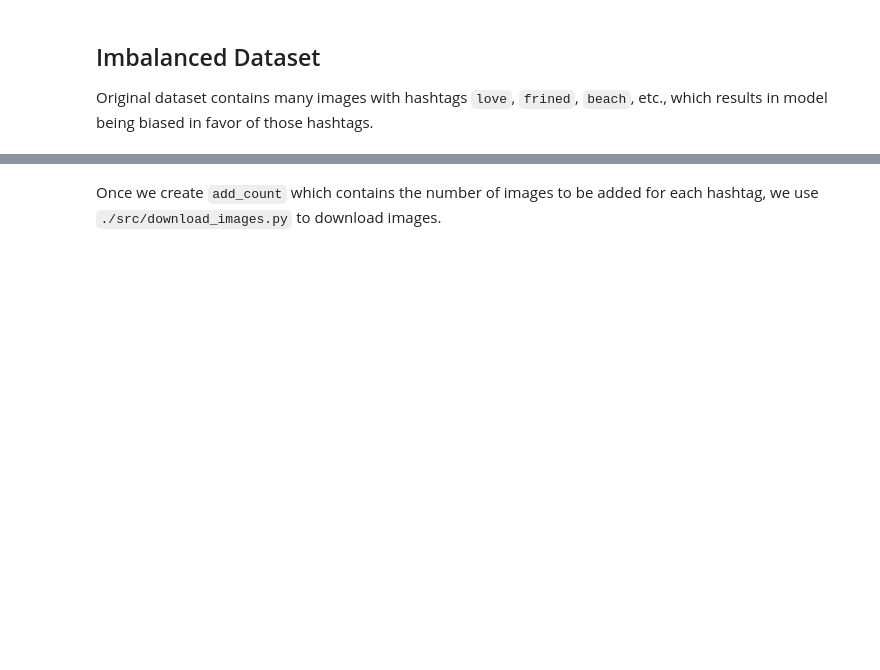
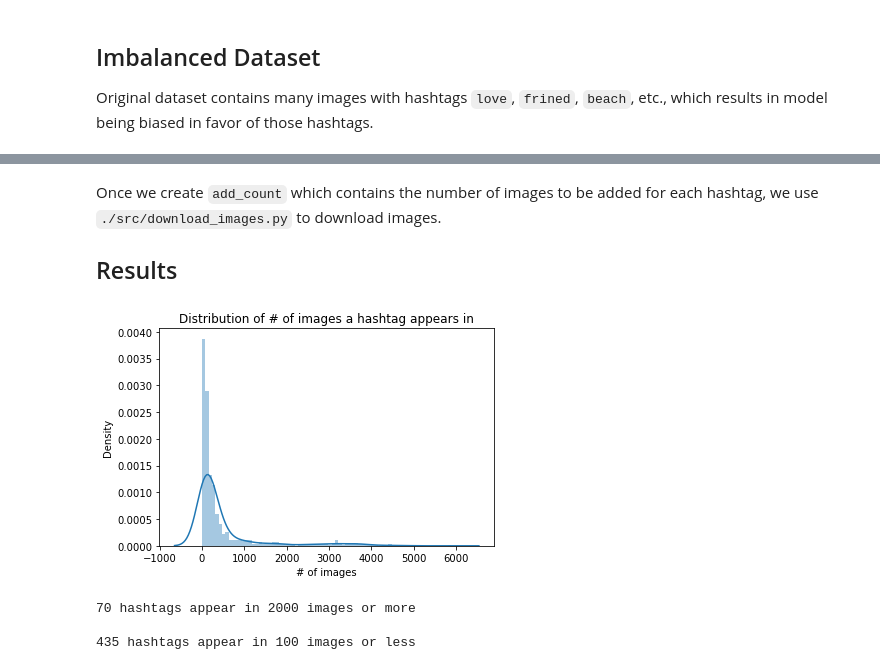
Before and after one commit to tomerlaufer123/cs130Project, a Jupyter notebook: model_development/notebooks/6-additional-images.ipynb, the cells around one changed output, grey strips where cells are left out. Saved outputs shown, nothing was run; the diff lists cells and outputs as text; code cells hidden in the pictures; blank space fills up the shorter version.

```diff
--- a/model_development/notebooks/6-additional-images.ipynb
+++ b/model_development/notebooks/6-additional-images.ipynb
@@ -123,2 +104,28 @@ add_count.to_csv("../model/add_counts.csv", header=False)
 # %% [markdown]
 Once we create `add_count` which contains the number of images to be added for each hashtag, we use `./src/download_images.py` to download images.
+
+## Results
+# %%
+# Read files
+hashtag = pd.read_csv("../HARRISON/tag_list_mixed.txt", names=["labels"], header=None)
+vectorizer = CountVectorizer(binary=True)
+Y = vectorizer.fit_transform(hashtag["labels"])
+columns = vectorizer.get_feature_names()
+Y_df = pd.DataFrame(Y.toarray(), columns=columns)
+
+tag_counts = Y_df.sum(axis=0).sort_values(ascending=True)
+
+plt.title("Distribution of # of images a hashtag appears in")
+sns.distplot(tag_counts, bins=75, axlabel="# of images")
+plt.show()
+
+above2k = tag_counts.where(tag_counts>2000).dropna().shape[0]
+below100 = tag_counts.where(tag_counts<100).dropna().shape[0]
+print(f"\n{above2k} hashtags appear in 2000 images or more")
+tag_counts.sort_values(ascending=False).head(10)
+print(f"\n{below100} hashtags appear in 100 images or less")
+# %% [output]
+[figure, added]
+70 hashtags appear in 2000 images or more
+
+435 hashtags appear in 100 images or less
```
Also changed, not shown: parts of 9 cells of this notebook, 5 other files.
